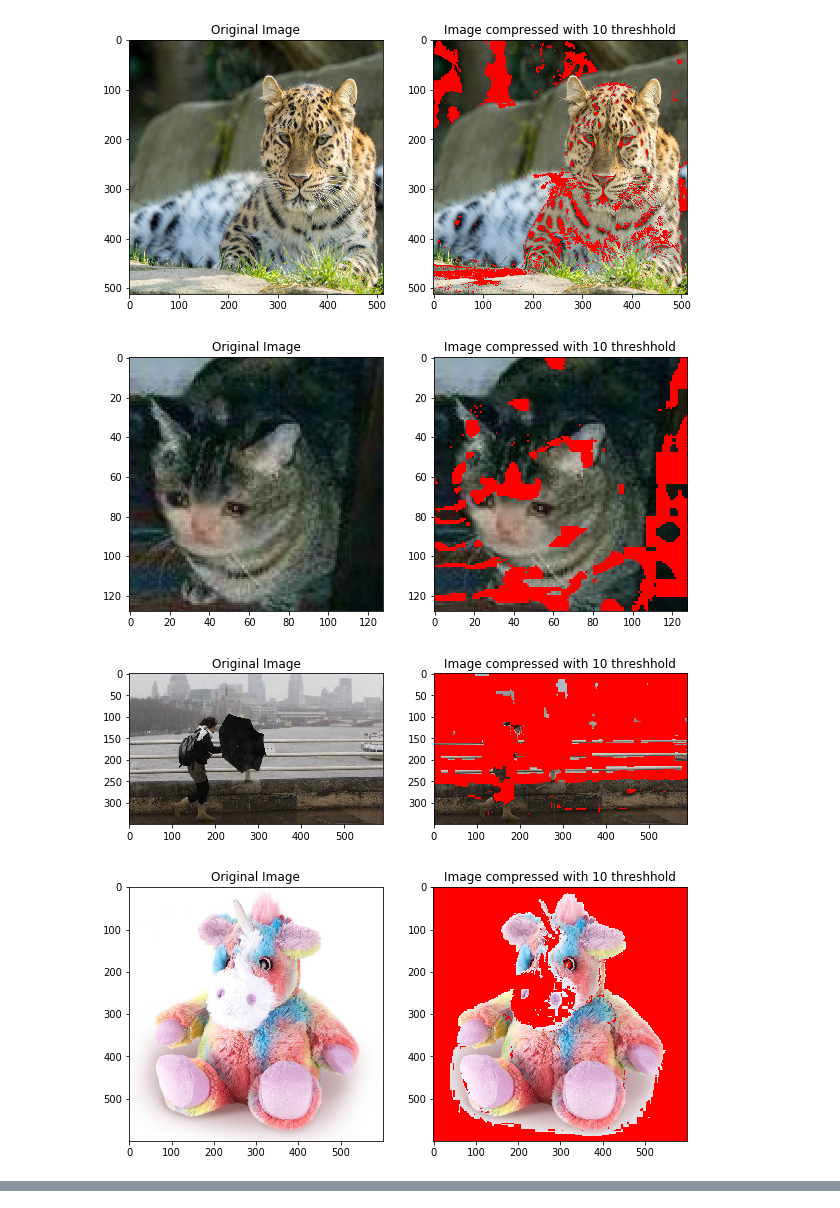
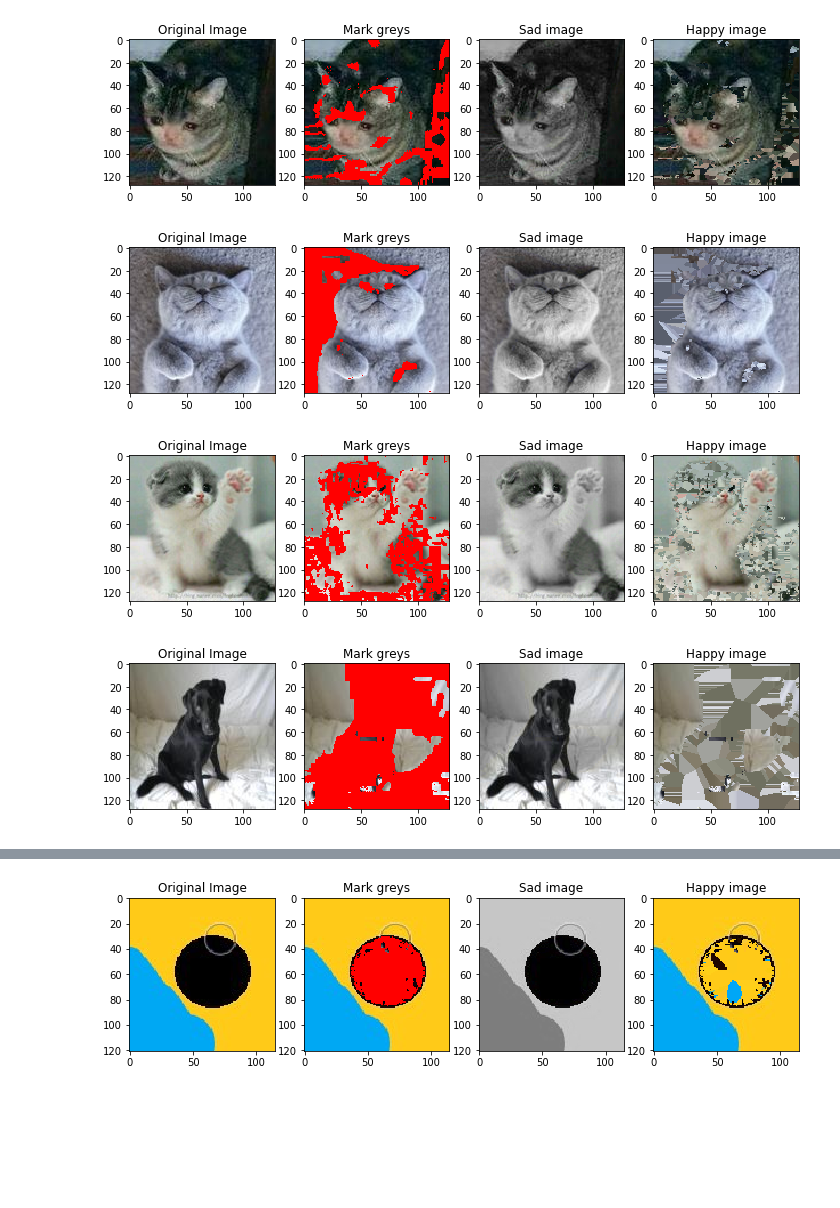
Before and after one commit to TheFebrin/UNIVERSITY, a Jupyter notebook: Python rozszerzony/Lista 9/Task_1.ipynb, the cells around one changed output, grey strips where cells are left out. Saved outputs shown, nothing was run; the diff lists cells and outputs as text; code cells hidden in the pictures; blank space fills up the shorter version.

```diff
--- a/Python rozszerzony/Lista 9/Task_1.ipynb
+++ b/Python rozszerzony/Lista 9/Task_1.ipynb
@@ -53,24 +66,33 @@ def make_sad(img, threshhold=10):
 
     return X.reshape(img_arr.shape)
 # %%
-def show_images(img, compress_func, threshhold=10):
-    fig, (ax1, ax2) = plt.subplots(1,2, figsize=(10,10))
-    compressed_image = compress_func(img, threshhold)
+def show_images(img, threshhold=10):
+    fig, (ax1, ax2, ax3, ax4) = plt.subplots(1,4, figsize=(12,12))
+    sad_image = make_sad(img, threshhold)
+    grey_image = mark_grey(img, threshhold)
+    happy_image = make_happy(img, threshhold)
 
     ax1.imshow(img)
     ax1.set_title('Original Image')
-    ax2.imshow(compressed_image)
-    ax2.set_title(f'Image compressed with {threshhold} threshhold')
+
+    ax2.imshow(grey_image)
+    ax2.set_title(f'Mark greys')
+
+    ax3.imshow(sad_image)
+    ax3.set_title(f'Sad image')
+
+    ax4.imshow(happy_image)
+    ax4.set_title(f'Happy image')
 # %%
-Images = [Image.open('Images/small1.png'),
-          Image.open('Images/small2.jpg'),
-          Image.open('Images/bridge.jpg'),
-          Image.open('Images/unicorn.jpg'),
-          Image.open('Images/weather.jpg'),
+Images = [Image.open('Images/1.jpg'),
+          Image.open('Images/2.jpg'),
+          Image.open('Images/3.jpg'),
+          Image.open('Images/4.jpg'),
+          Image.open('Images/5.jpg'),
+          Image.open('Images/6.jpg'),
          ]
 # %%
 %%time
-# finding grey threshhold
 for img in tqdm(Images, desc='Marking grey colours', position=0, leave=True):
-    show_images(img, mark_grey, threshhold=10)
+    show_images(img, threshhold=10)
 # %% [output]
@@ -79,4 +100,4 @@ Wall time: 8.82 s
-[figure, old version]
+[figure, new version]
-[figure, old version]
+[figure, new version]
-[figure, old version]
+[figure, new version]
-[figure, old version]
+[figure, new version]
@@ -83,0 +105 @@ Wall time: 8.82 s
+[figure, added]
```
Also changed, not shown: parts of 4 cells of this notebook, 16 other files.
